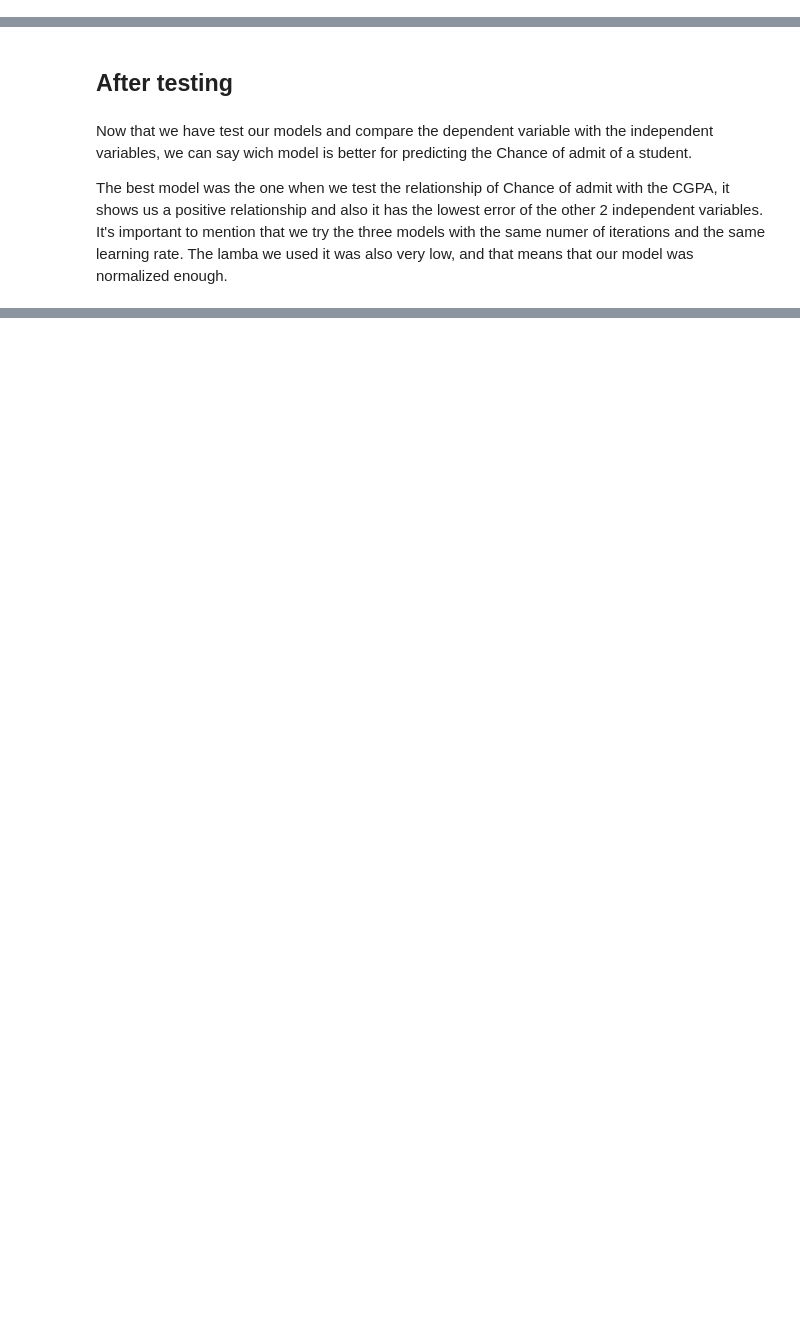
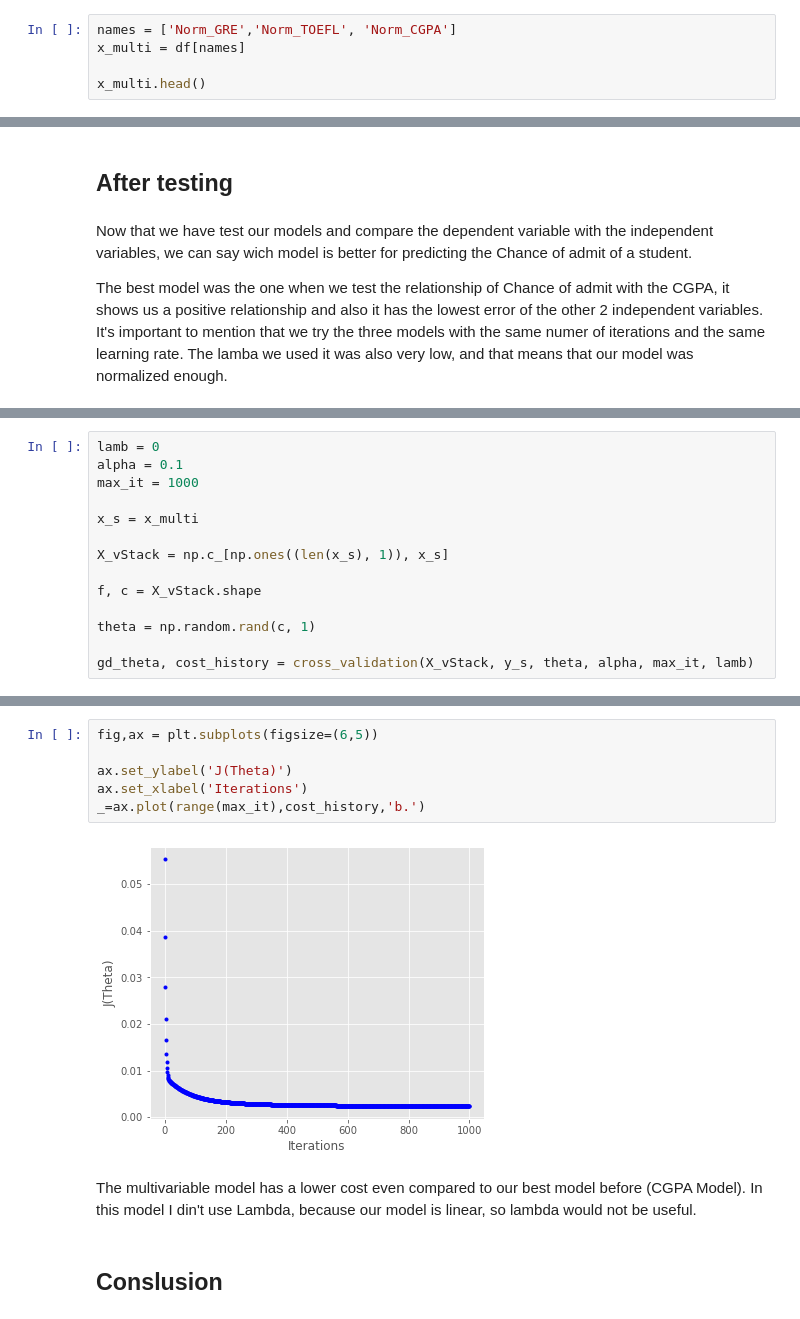
Before and after one commit to Fernando0107/Vectorial_Gradient_Descent_NORM, a Jupyter notebook: Lab_VGDN.ipynb, the cells around one changed output, grey strips where cells are left out. Drawn from its saved outputs; the diff is of its cells as text; blank space fills up the shorter version.

```diff
--- a/Lab_VGDN.ipynb
+++ b/Lab_VGDN.ipynb
@@ -526,3 +530,8 @@ df_normalized_cgpa = pd.DataFrame(x_cgpa_scaled)
 x_cgpa_scaled.shape
 # %% [output]
 (400, 1)
+# %%
+names = ['Norm_GRE','Norm_TOEFL', 'Norm_CGPA']
+x_multi = df[names]
+
+x_multi.head()
@@ -798,0 +833,14 @@ The best model was the one when we test the relationship of Chance of admit with
+# %%
+lamb = 0
+alpha = 0.1
+max_it = 1000
+
+x_s = x_multi
+
+X_vStack = np.c_[np.ones((len(x_s), 1)), x_s]
+
+f, c = X_vStack.shape
+
+theta = np.random.rand(c, 1)
+
+gd_theta, cost_history = cross_validation(X_vStack, y_s, theta, alpha, max_it, lamb)
@@ -798,0 +859,12 @@ The best model was the one when we test the relationship of Chance of admit with
+# %%
+fig,ax = plt.subplots(figsize=(6,5))
+
+ax.set_ylabel('J(Theta)')
+ax.set_xlabel('Iterations')
+_=ax.plot(range(max_it),cost_history,'b.')
+# %% [output]
+[figure, added]
+# %% [markdown]
+The multivariable model has a lower cost even compared to our best model before (CGPA Model). In this model I din't use Lambda, because our model is linear, so lambda would not be useful.
+# %% [markdown]
+## Conslusion
```
Also changed, not shown: parts of 20 cells of this notebook.
